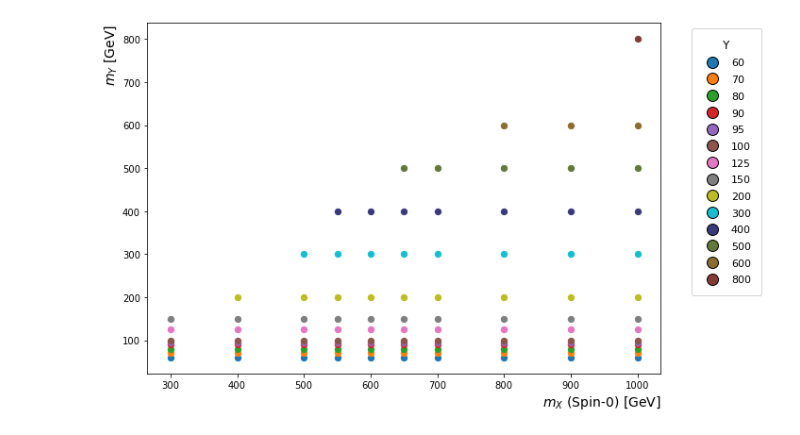
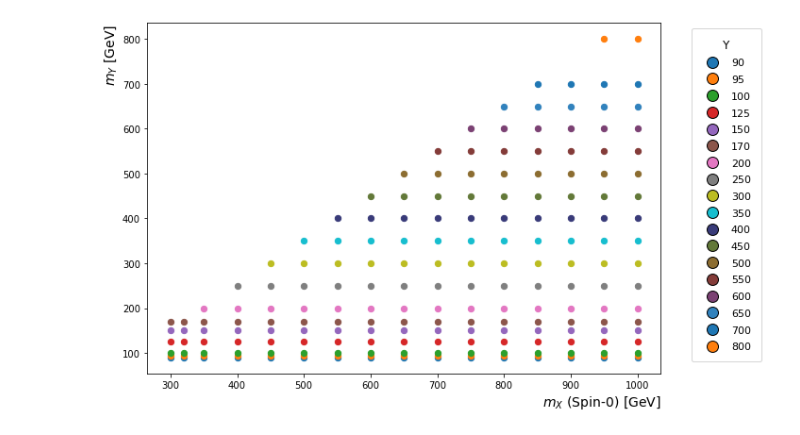
Before and after one commit to tiwariPC/hhbbgg_AwkwardAnalyzer, a Jupyter notebook: signal/signal_plot/mass_grid_points.ipynb, the cells around one changed output. Drawn from its saved outputs; the diff is of its cells as text; code cells hidden in the pictures.

Commit message:
uploaded mass grid point plot

```diff
--- a/signal/signal_plot/mass_grid_points.ipynb
+++ b/signal/signal_plot/mass_grid_points.ipynb
@@ -2,17 +2,36 @@
 import matplotlib.pyplot as plt
 
 # Define the mass points
+# mass_points = {
+#     300: [60, 70, 80, 90, 95, 100, 125, 150],
+#     400: [60, 70, 80, 90, 95, 100, 125, 150, 200],
+#     500: [60, 70, 80, 90, 95, 100, 125, 150, 200, 300],
+#     550: [60, 70, 80, 90, 95, 100, 125, 150, 200, 300, 400],
+#     600: [60, 70, 80, 90, 95, 100, 125, 150, 200, 300, 400],
+#     650: [60, 70, 80, 90, 95, 100, 125, 150, 200, 300, 400, 500],
+#     700: [60, 70, 80, 90, 95, 100, 125, 150, 200, 300, 400, 500],
+#     800: [60, 70, 80, 90, 95, 100, 125, 150, 200, 300, 400, 500, 600],
+#     900: [60, 70, 80, 90, 95, 100, 125, 150, 200, 300, 400, 500, 600],
+#     1000: [60, 70, 80, 90, 95, 100, 125, 150, 200, 300, 400, 500, 600, 800]
+# }
+
 mass_points = {
-    300: [60, 70, 80, 90, 95, 100, 125, 150],
-    400: [60, 70, 80, 90, 95, 100, 125, 150, 200],
-    500: [60, 70, 80, 90, 95, 100, 125, 150, 200, 300],
-    550: [60, 70, 80, 90, 95, 100, 125, 150, 200, 300, 400],
-    600: [60, 70, 80, 90, 95, 100, 125, 150, 200, 300, 400],
-    650: [60, 70, 80, 90, 95, 100, 125, 150, 200, 300, 400, 500],
-    700: [60, 70, 80, 90, 95, 100, 125, 150, 200, 300, 400, 500],
-    800: [60, 70, 80, 90, 95, 100, 125, 150, 200, 300, 400, 500, 600],
-    900: [60, 70, 80, 90, 95, 100, 125, 150, 200, 300, 400, 500, 600],
-    1000: [60, 70, 80, 90, 95, 100, 125, 150, 200, 300, 400, 500, 600, 800]
+    300: [90, 95, 100, 125, 150, 170],
+    320: [90, 95, 100, 125, 150, 170],
+    350: [90, 95, 100, 125, 150, 170, 200],
+    400: [90, 95, 100, 125, 150, 170, 200, 250],
+    450: [90, 95, 100, 125, 150, 170, 200, 250, 300],
+    500: [90, 95, 100, 125, 150, 170, 200, 250, 300, 350],
+    550: [90, 95, 100, 125, 150, 170, 200, 250, 300, 350, 400],
+    600: [90, 95, 100, 125, 150, 170, 200, 250, 300, 350, 400, 450],
+    650: [90, 95, 100, 125, 150, 170, 200, 250, 300, 350, 400, 450, 500],
+    700: [90, 95, 100, 125, 150, 170, 200, 250, 300, 350, 400, 450, 500, 550],
+    750: [90, 95, 100, 125, 150, 170, 200, 250, 300, 350, 400, 450, 500, 550, 600],
+    800: [90, 95, 100, 125, 150, 170, 200, 250, 300, 350, 400, 450, 500, 550, 600, 650],
+    850: [90, 95, 100, 125, 150, 170, 200, 250, 300, 350, 400, 450, 500, 550, 600, 650, 700],
+    900: [90, 95, 100, 125, 150, 170, 200, 250, 300, 350, 400, 450, 500, 550, 600, 650, 700],
+    950: [90, 95, 100, 125, 150, 170, 200, 250, 300, 350, 400, 450, 500, 550, 600, 650, 700, 800],
+    1000: [90, 95, 100, 125, 150, 170, 200, 250, 300, 350, 400, 450, 500, 550, 600, 650, 700, 800],
 }
 
 # Custom dark color palette (manually selected)
@@ -35,34 +54,34 @@ for mX, mYs in mass_points.items():
     for mY in mYs:
         plt.scatter(mX, mY, color=y_color_map[mY], s=40)
 
 # Labels and formatting
 plt.xlabel(r'$m_X$ (Spin-0) [GeV]', fontsize=14, loc='right')
 plt.ylabel(r'$m_Y$ [GeV]', fontsize=14, loc='top')
 
 # Legend
 handles = [plt.Line2D([0], [0], marker='o', color='w',
                       markerfacecolor=y_color_map[y], markeredgecolor='black',
                       markersize=8, label=str(y)) for y in unique_y_values]
 # plt.legend(handles=handles, title='Y', bbox_to_anchor=(1.05, 1), loc='upper left', fontsize=10)
 plt.legend(
     handles=handles,
     title='Y',
     title_fontsize=12,
     fontsize=11,
     markerscale=1.5,              # Bigger legend markers
     handlelength=2.0,             # Longer lines for markers
     handletextpad=0.8,            # Space between marker and label
     borderpad=1.0,                # Padding inside legend border
     labelspacing=0.7,             # Space between labels
     bbox_to_anchor=(1.05, 1),     # Push legend out to the right
     loc='upper left',
     frameon=True                  # Optional: adds border box
 )
 
 plt.tight_layout()
-plt.savefig("/afs/cern.ch/user/s/sraj/sraj/www/CUA/HH-bbgg/signal_study/grid_point_mx_1000_dark.png")
-plt.savefig("/afs/cern.ch/user/s/sraj/sraj/www/CUA/HH-bbgg/signal_study/grid_point_mx_1000_dark.pdf")
+plt.savefig("/afs/cern.ch/user/s/sraj/sraj/www/CUA/HH-bbgg/all_plots/grid_point_mx_1000_dark.png")
+plt.savefig("/afs/cern.ch/user/s/sraj/sraj/www/CUA/HH-bbgg/all_plots/grid_point_mx_1000_dark.pdf")
 plt.show()
 # %% [output]
-[figure, old version]
+[figure, new version]
 # %%
```
Also changed, not shown: parts of 1 cell of this notebook, 1 other file.
